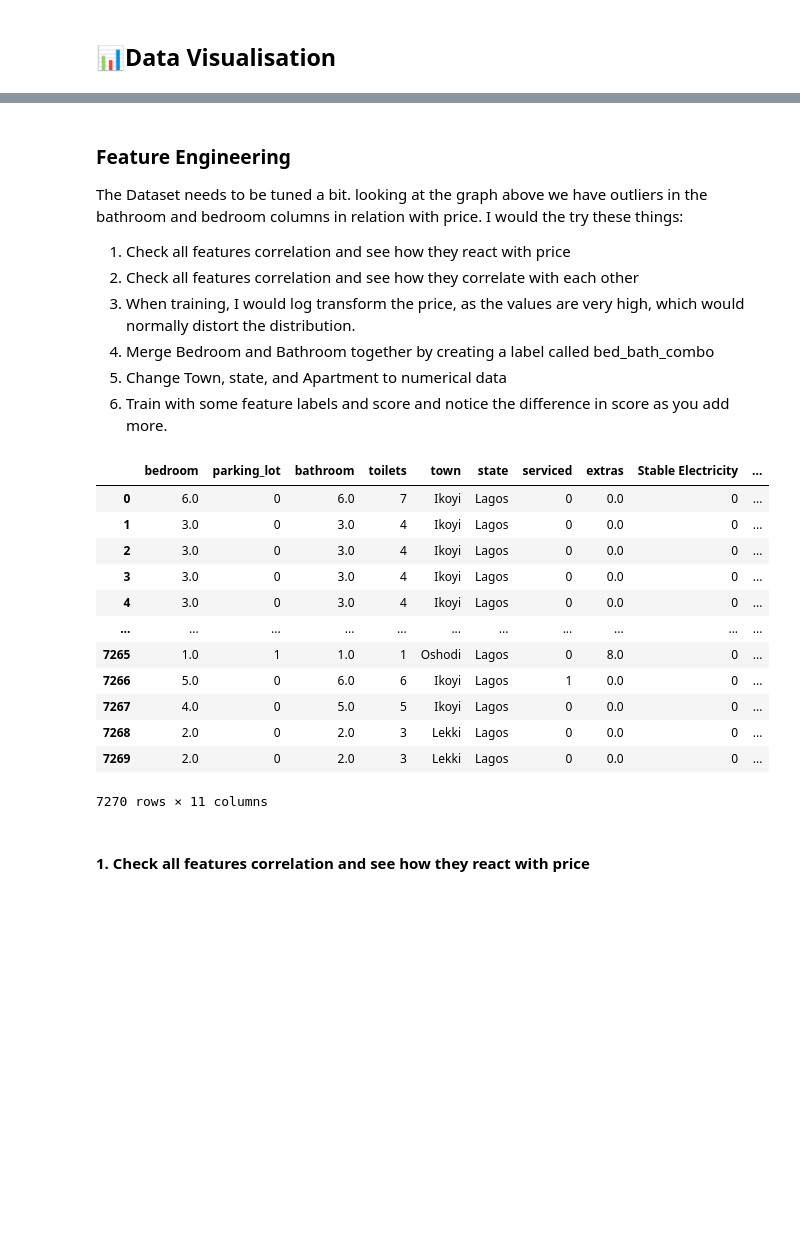
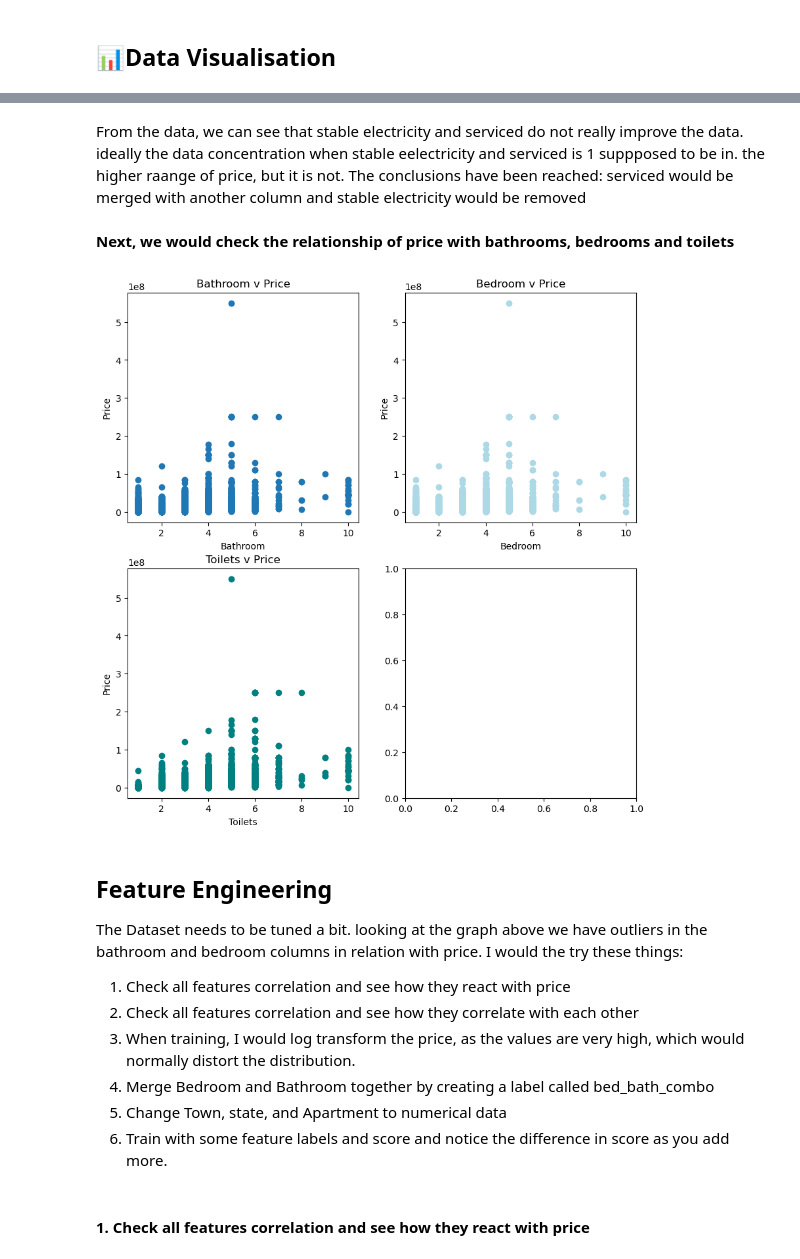
Before and after one commit to IamMishael06/marsHouse, a Jupyter notebook: Model/house_price_model.ipynb, the cells around one changed output, grey strips where cells are left out. Cells and saved outputs as stored; diff of their text form; code cells hidden in the pictures; blank space fills up the shorter version.

```diff
--- a/Model/house_price_model.ipynb
+++ b/Model/house_price_model.ipynb
@@ -149,5 +126,23 @@ plt.title("Relationship between Bedrooms & Bathroom and price");
+# %% [markdown]
+From the data, we can see that stable electricity and serviced do not really improve the data. ideally the data concentration when stable eelectricity and serviced is 1 suppposed to be in. the higher raange of price, but it is not. The conclusions have been reached: serviced would be merged with another column and stable electricity would be removed
+# %% [markdown]
+<strong>Next, we would check the relationship of price with bathrooms, bedrooms and toilets</strong>
+# %%
+fig, ((ax1,ax2), (ax3,ax4)) = plt.subplots(figsize=(10,10), nrows=2, ncols=2)
+ax1.scatter(df.bathroom,df.price)
+ax1.set(title="Bathroom v Price", xlabel="Bathroom", ylabel="Price")
+
+ax2.scatter(df.bathroom,df.price, c="lightblue")
+ax2.set(title="Bedroom v Price", xlabel="Bedroom", ylabel="Price")
+
+ax3.scatter(df.toilets, df.price, c="teal")
+ax3.set(title="Toilets v Price", xlabel="Toilets", ylabel="Price")
+
+fig.savefig("simple-plot.png")
+# %% [output]
+[figure, added]
 # %% [markdown]
-### Feature Engineering
+## Feature Engineering
 The Dataset needs to be tuned a bit. looking at the graph above we have outliers in the bathroom and bedroom columns in relation with price.
 I would the try these things:
 
@@ -157,22 +152,6 @@ I would the try these things:
 4. Merge Bedroom and Bathroom together by creating a label called bed_bath_combo
 5. Change Town, state, and Apartment to numerical data
 7. Train with some feature labels and score and notice the difference in score as you add more.
-# %%
-df
-# %% [output]
-|  | bedroom | parking_lot | bathroom | toilets | town | state | serviced | extras | Stable Electricity | ... |
-| 0 | 6.0 | 0 | 6.0 | 7 | Ikoyi | Lagos | 0 | 0.0 | 0 | ... |
-| 1 | 3.0 | 0 | 3.0 | 4 | Ikoyi | Lagos | 0 | 0.0 | 0 | ... |
-| 2 | 3.0 | 0 | 3.0 | 4 | Ikoyi | Lagos | 0 | 0.0 | 0 | ... |
-| 3 | 3.0 | 0 | 3.0 | 4 | Ikoyi | Lagos | 0 | 0.0 | 0 | ... |
-| 4 | 3.0 | 0 | 3.0 | 4 | Ikoyi | Lagos | 0 | 0.0 | 0 | ... |
-| ... | ... | ... | ... | ... | ... | ... | ... | ... | ... | ... |
-| 7265 | 1.0 | 1 | 1.0 | 1 | Oshodi | Lagos | 0 | 8.0 | 0 | ... |
-| 7266 | 5.0 | 0 | 6.0 | 6 | Ikoyi | Lagos | 1 | 0.0 | 0 | ... |
-| 7267 | 4.0 | 0 | 5.0 | 5 | Ikoyi | Lagos | 0 | 0.0 | 0 | ... |
-| 7268 | 2.0 | 0 | 2.0 | 3 | Lekki | Lagos | 0 | 0.0 | 0 | ... |
-| 7269 | 2.0 | 0 | 2.0 | 3 | Lekki | Lagos | 0 | 0.0 | 0 | ... |
-7270 rows × 11 columns
 # %% [markdown]
 #### 1. Check all features correlation and see how they react with price
 # %%
```
Also changed, not shown: parts of 48 cells of this notebook, 4 other files.
